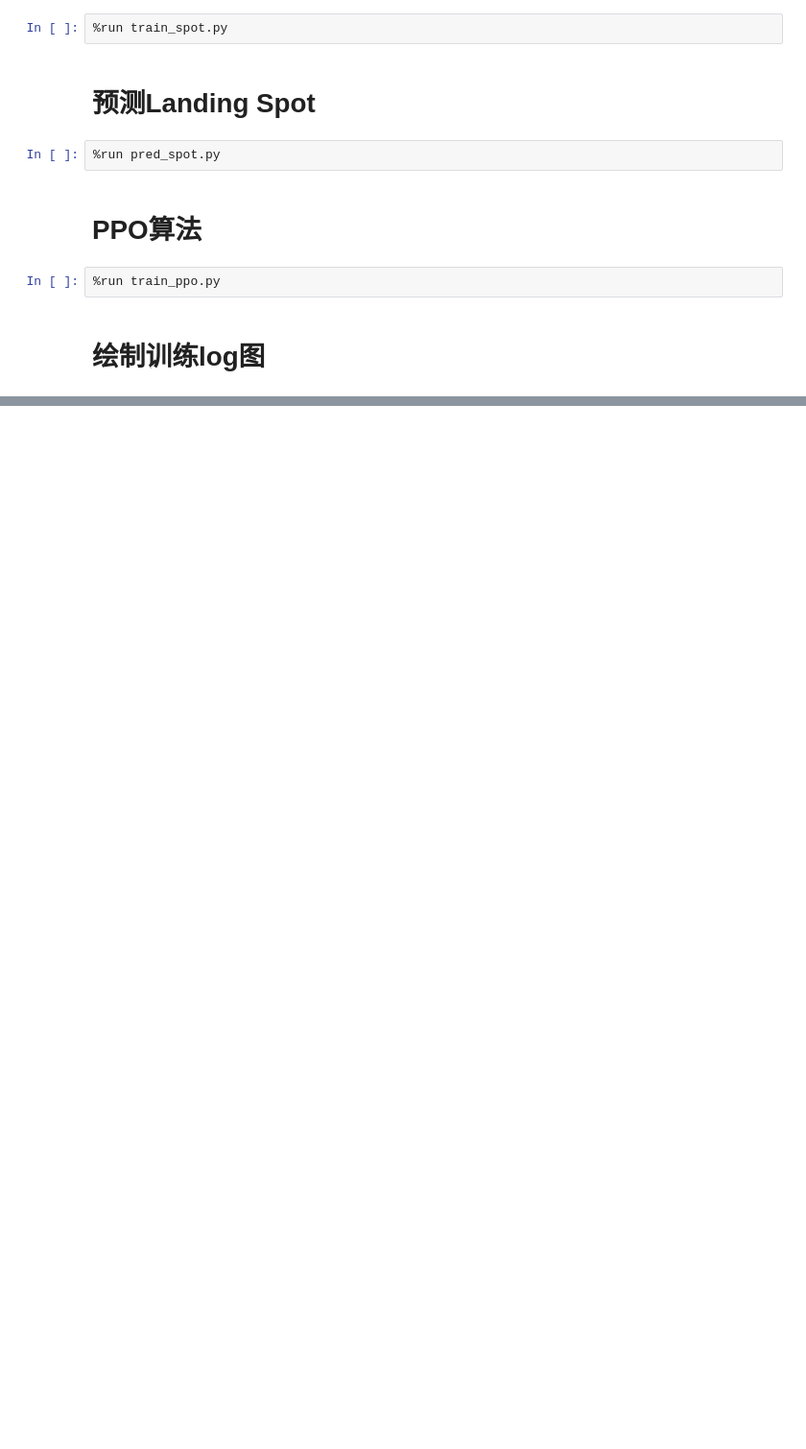
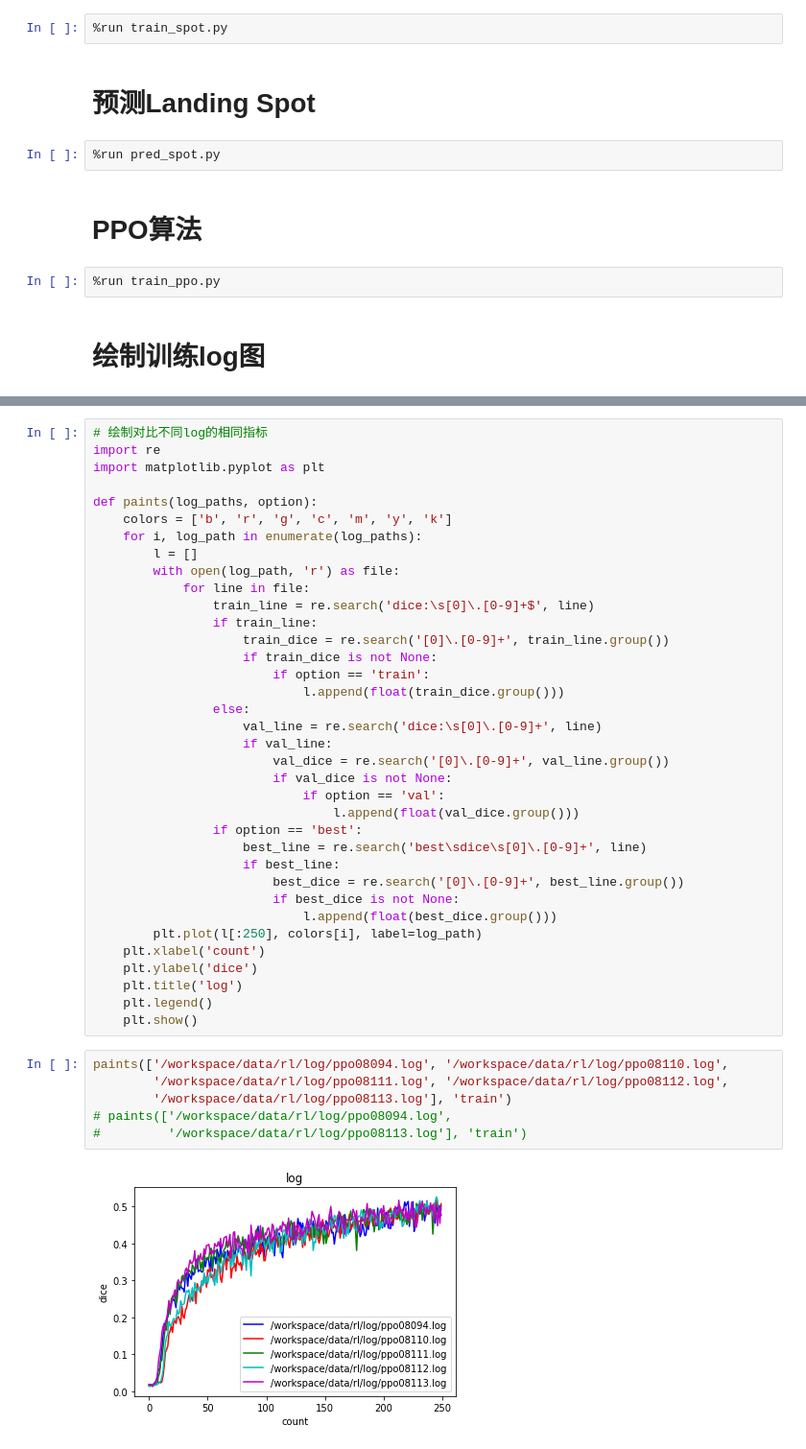
Before and after one commit to yhlujz/rl, a Jupyter notebook: rl.ipynb, the cells around one changed output, grey strips where cells are left out. Shown at 96% size. Drawn from its saved outputs; the diff is of its cells as text; blank space fills up the shorter version.

```diff
--- a/rl.ipynb
+++ b/rl.ipynb
@@ -648,3 +649,47 @@ def paint(log_path):
     plt.ylabel('dice')
     plt.title('log')
     plt.show()
+# %%
+# 绘制对比不同log的相同指标
+import re
+import matplotlib.pyplot as plt
+
+def paints(log_paths, option):
+    colors = ['b', 'r', 'g', 'c', 'm', 'y', 'k']
+    for i, log_path in enumerate(log_paths):
+        l = []
+        with open(log_path, 'r') as file:
+            for line in file:
+                train_line = re.search('dice:\s[0]\.[0-9]+$', line)
+                if train_line:
+                    train_dice = re.search('[0]\.[0-9]+', train_line.group())
+                    if train_dice is not None:
+                        if option == 'train':
+                            l.append(float(train_dice.group()))
+                else:
+                    val_line = re.search('dice:\s[0]\.[0-9]+', line)
+                    if val_line:
+                        val_dice = re.search('[0]\.[0-9]+', val_line.group())
+                        if val_dice is not None:
+                            if option == 'val':
+                                l.append(float(val_dice.group()))
+                if option == 'best':
+                    best_line = re.search('best\sdice\s[0]\.[0-9]+', line)
+                    if best_line:
+                        best_dice = re.search('[0]\.[0-9]+', best_line.group())
+                        if best_dice is not None:
+                            l.append(float(best_dice.group()))
+        plt.plot(l[:250], colors[i], label=log_path)
+    plt.xlabel('count')
+    plt.ylabel('dice')
+    plt.title('log')
+    plt.legend()
+    plt.show()
+# %%
+paints(['/workspace/data/rl/log/ppo08094.log', '/workspace/data/rl/log/ppo08110.log',
+        '/workspace/data/rl/log/ppo08111.log', '/workspace/data/rl/log/ppo08112.log',
+        '/workspace/data/rl/log/ppo08113.log'], 'train')
+# paints(['/workspace/data/rl/log/ppo08094.log',
+#         '/workspace/data/rl/log/ppo08113.log'], 'train')
+# %% [output]
+[figure, added]
```
Also changed, not shown: parts of 8 cells of this notebook, 3 other files.
